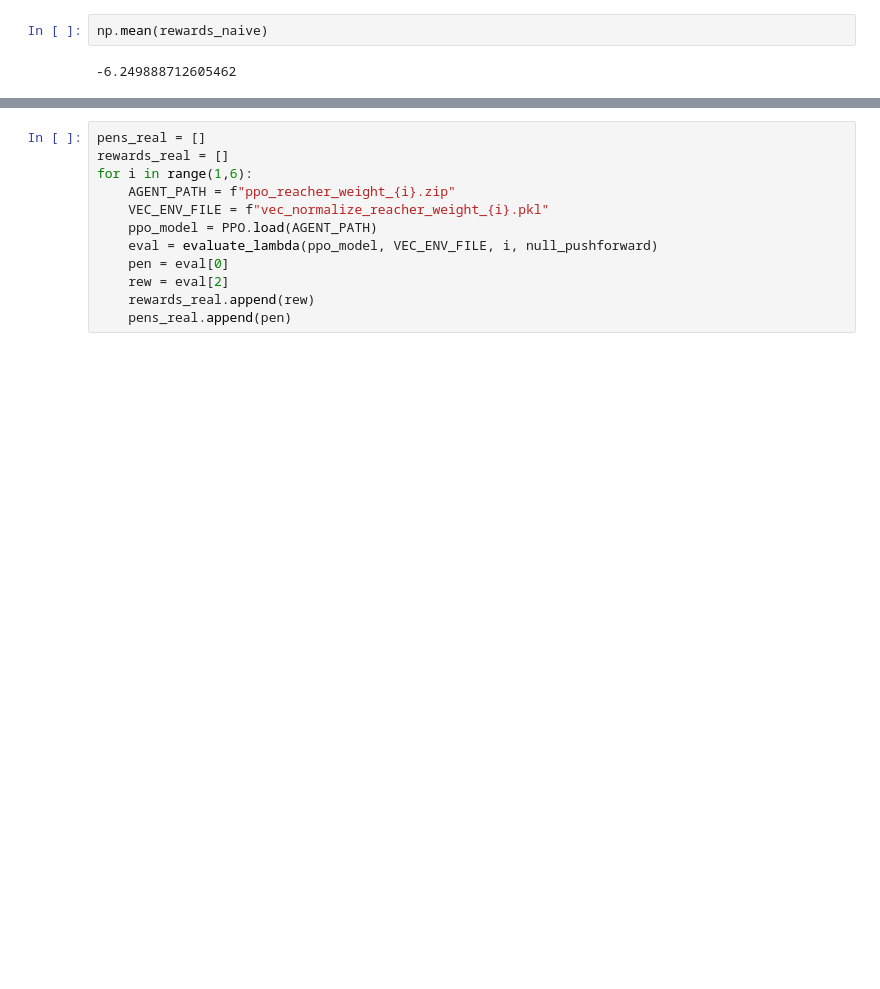
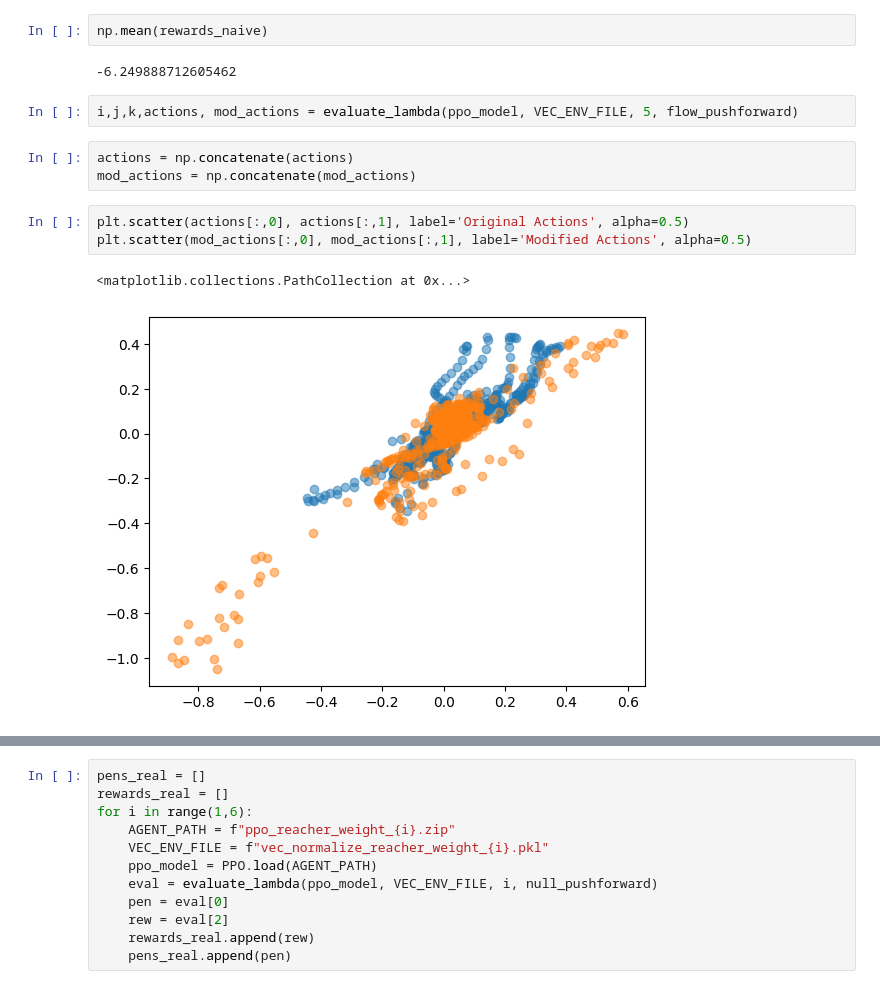
Before and after one commit to harrya32/HTI, a Jupyter notebook: DTR-Bench/rebuttals_eval.ipynb, the cells around one changed output, grey strips where cells are left out. Saved outputs shown, nothing was run; the diff lists cells and outputs as text; blank space fills up the shorter version.

```diff
--- a/DTR-Bench/rebuttals_eval.ipynb
+++ b/DTR-Bench/rebuttals_eval.ipynb
@@ -734,6 +759,17 @@ for i in range(1,6):
 np.mean(rewards_naive)
 # %% [output]
 -6.249888712605462
+# %%
+i,j,k,actions, mod_actions = evaluate_lambda(ppo_model, VEC_ENV_FILE, 5, flow_pushforward)
+# %%
+actions = np.concatenate(actions)
+mod_actions = np.concatenate(mod_actions)
+# %%
+plt.scatter(actions[:,0], actions[:,1], label='Original Actions', alpha=0.5)
+plt.scatter(mod_actions[:,0], mod_actions[:,1], label='Modified Actions', alpha=0.5)
+# %% [output]
+<matplotlib.collections.PathCollection at 0x...>
+[figure, added]
 # %%
 pens_flow = []
 rewards_flow = []
```
Also changed, not shown: parts of 13 cells of this notebook, 13 other files.
